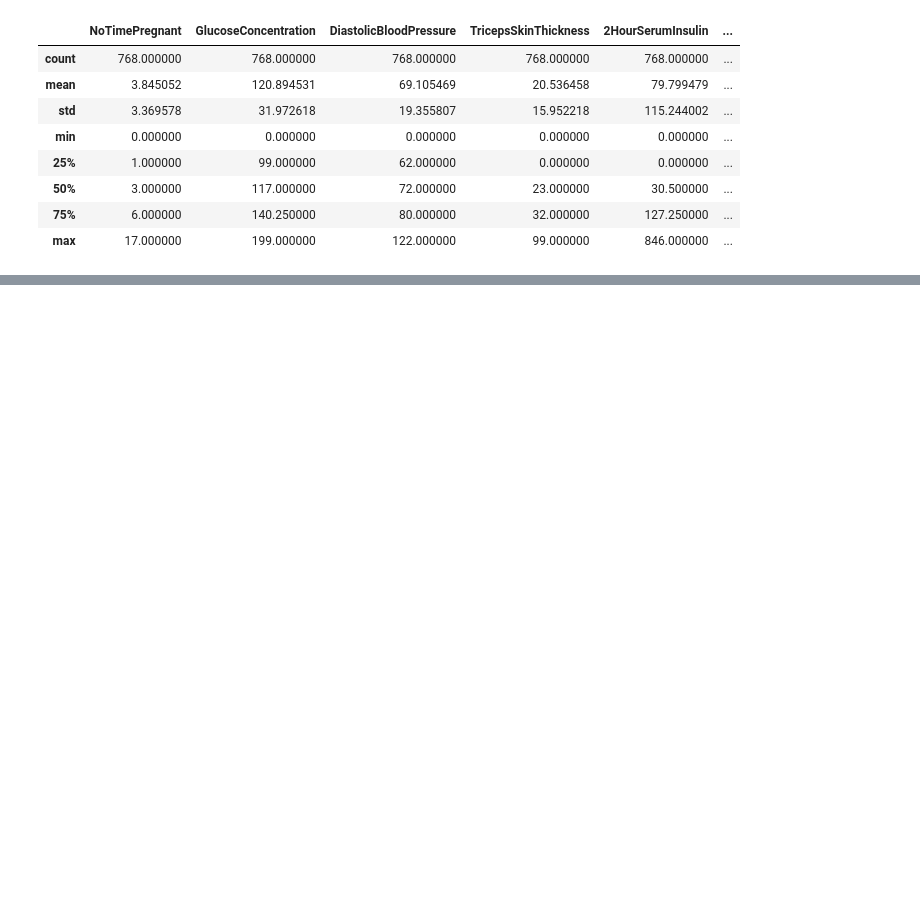
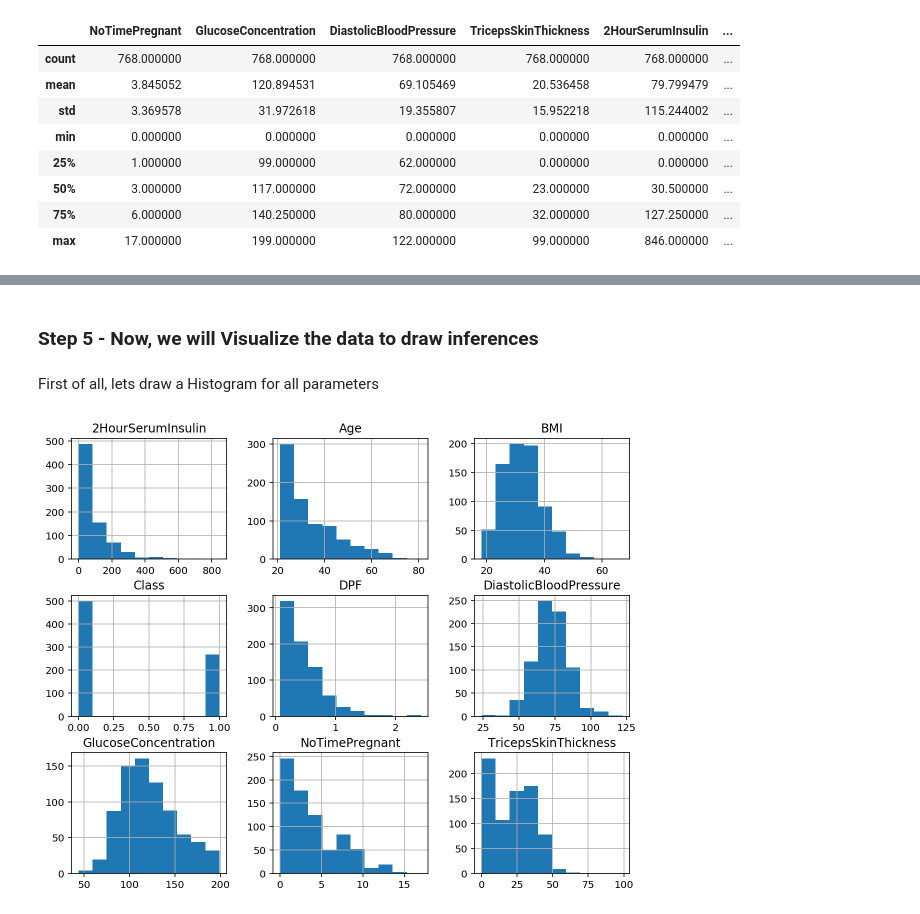
Before and after one commit to rajan1112/DiabetesCaseStudy, a Jupyter notebook: Diabetes.ipynb, the cells around one changed output, grey strips where cells are left out. Cells and saved outputs as stored; diff of their text form; code cells hidden in the pictures; blank space fills up the shorter version.

Commit message:
Data Cleansing and Visulization

```diff
--- a/Diabetes.ipynb
+++ b/Diabetes.ipynb
@@ -62,0 +76,13 @@ df.describe()
+# %%
+df[["GlucoseConcentration","DiastolicBloodPressure","BMI"]] = df[["GlucoseConcentration","DiastolicBloodPressure","BMI"]].replace(0, np.NaN)
+# %%
+grouped = df.groupby(['Age'])
+grouped.DiastolicBloodPressure.median()
+grouped.GlucoseConcentration.median()
+grouped.BMI.median()
+df["DiastolicBloodPressure"] = grouped.DiastolicBloodPressure.apply(lambda x: x.fillna(x.median()))
+df["GlucoseConcentration"] = grouped.GlucoseConcentration.apply(lambda x: x.fillna(x.median()))
+df["BMI"] = grouped.BMI.apply(lambda x: x.fillna(x.median()))
+# %%
+df = df.dropna()
+df.describe()
@@ -62,0 +99,8 @@ df.describe()
+# %% [markdown]
+### Step 5 - Now, we will Visualize the data to draw inferences
+# %% [markdown]
+First of all, lets draw a Histogram for all parameters
+# %%
+df.hist(figsize=(10,8));
+# %% [output]
+[figure, added]
```
Also changed, not shown: parts of 15 cells of this notebook.
